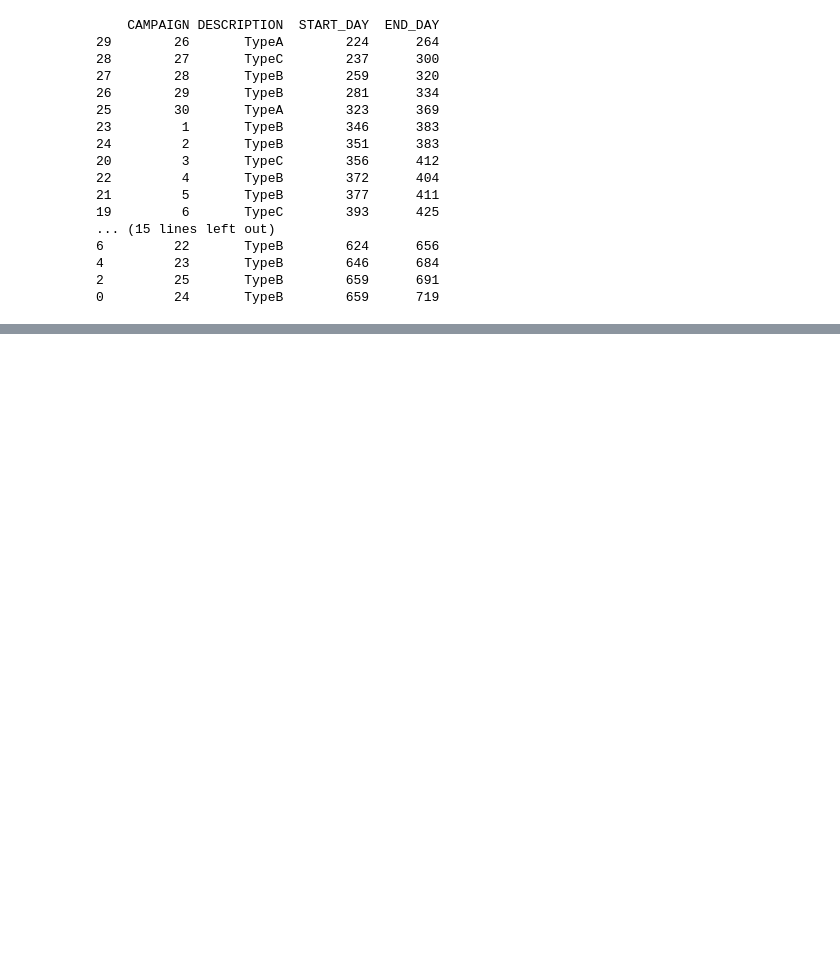
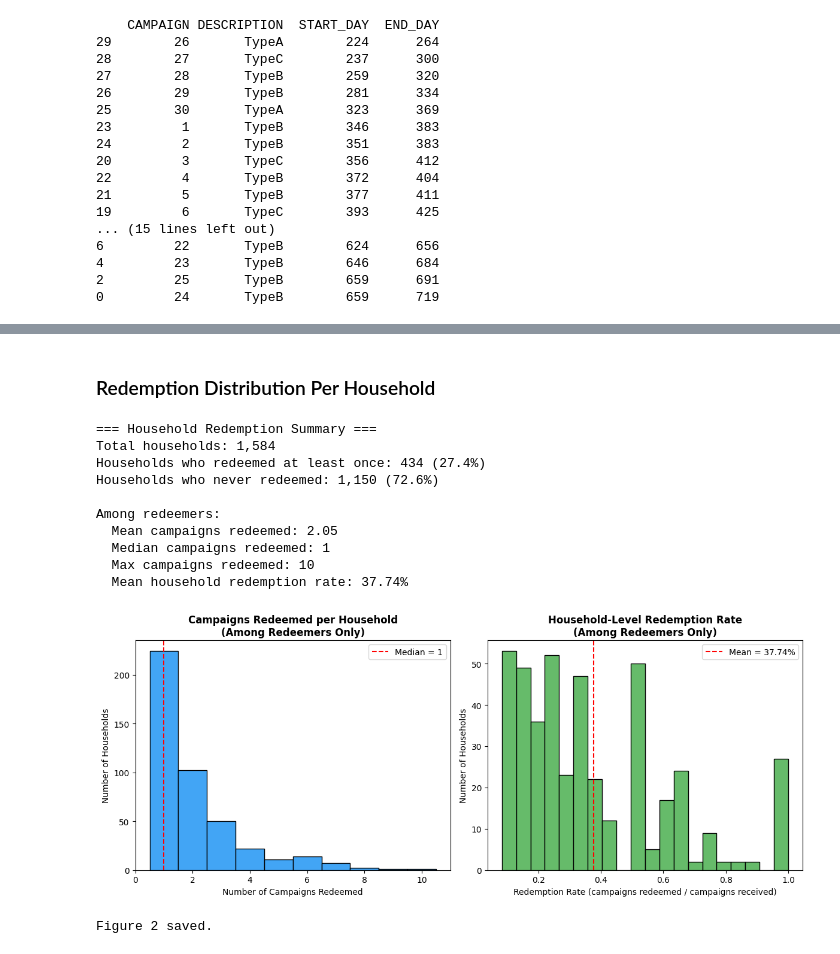
Before and after one commit to gitupmak/qm640-spending-trajectory-capstone, a Jupyter notebook: notebooks/eda.ipynb, the cells around one changed output, grey strips where cells are left out. Drawn from its saved outputs; the diff is of its cells as text; code cells hidden in the pictures; blank space fills up the shorter version.

```diff
--- a/notebooks/eda.ipynb
+++ b/notebooks/eda.ipynb
@@ -94,0 +322,70 @@ print(campaign_desc_sorted[['CAMPAIGN','DESCRIPTION','START_DAY','END_DAY']])
+# %% [markdown]
+### Redemption Distribution Per Household
+# %%
+# Redemption Distribution Per Household
+
+# How many campaigns did each household redeem across?
+hh_redemption_counts = hh_campaigns.groupby('household_key')['redeemed'].agg(
+    campaigns_received='count',
+    campaigns_redeemed='sum'
+).reset_index()
+hh_redemption_counts['redemption_rate_hh'] = (
+    hh_redemption_counts['campaigns_redeemed'] /
+    hh_redemption_counts['campaigns_received']
+)
+
+# Split redeemers vs non-redeemers
+redeemers = hh_redemption_counts[hh_redemption_counts['campaigns_redeemed'] > 0]
+non_redeemers = hh_redemption_counts[hh_redemption_counts['campaigns_redeemed'] == 0]
+
+print("=== Household Redemption Summary ===")
+print(f"Total households: {len(hh_redemption_counts):,}")
+print(f"Households who redeemed at least once: {len(redeemers):,} ({len(redeemers)/len(hh_redemption_counts):.1%})")
+print(f"Households who never redeemed: {len(non_redeemers):,} ({len(non_redeemers)/len(hh_redemption_counts):.1%})")
+print(f"\nAmong redeemers:")
+print(f"  Mean campaigns redeemed: {redeemers['campaigns_redeemed'].mean():.2f}")
+print(f"  Median campaigns redeemed: {redeemers['campaigns_redeemed'].median():.0f}")
+print(f"  Max campaigns redeemed: {redeemers['campaigns_redeemed'].max():.0f}")
+print(f"  Mean household redemption rate: {redeemers['redemption_rate_hh'].mean():.2%}")
+
+fig, axes = plt.subplots(1, 2, figsize=(12, 5))
+
+# --- Plot 1: Distribution of campaigns redeemed among redeemers ---
+axes[0].hist(redeemers['campaigns_redeemed'], bins=range(1, redeemers['campaigns_redeemed'].max()+2),
+             color='#42A5F5', edgecolor='black', align='left')
+axes[0].set_title('Campaigns Redeemed per Household\n(Among Redeemers Only)',
+                   fontsize=12, fontweight='bold')
+axes[0].set_xlabel('Number of Campaigns Redeemed')
+axes[0].set_ylabel('Number of Households')
+axes[0].axvline(redeemers['campaigns_redeemed'].median(), color='red',
+                linestyle='--', label=f"Median = {redeemers['campaigns_redeemed'].median():.0f}")
+axes[0].legend()
+
+# --- Plot 2: Household-level redemption rate distribution among redeemers ---
+axes[1].hist(redeemers['redemption_rate_hh'], bins=20,
+             color='#66BB6A', edgecolor='black')
+axes[1].set_title('Household-Level Redemption Rate\n(Among Redeemers Only)',
+                   fontsize=12, fontweight='bold')
+axes[1].set_xlabel('Redemption Rate (campaigns redeemed / campaigns received)')
+axes[1].set_ylabel('Number of Households')
+axes[1].axvline(redeemers['redemption_rate_hh'].mean(), color='red',
+                linestyle='--', label=f"Mean = {redeemers['redemption_rate_hh'].mean():.2%}")
+axes[1].legend()
+
+plt.tight_layout()
+plt.savefig('../outputs/fig2_household_redemption_distribution.png', dpi=150, bbox_inches='tight')
+plt.show()
+print("Figure 2 saved.")
+# %% [output]
+=== Household Redemption Summary ===
+Total households: 1,584
+Households who redeemed at least once: 434 (27.4%)
+Households who never redeemed: 1,150 (72.6%)
+
+Among redeemers:
+  Mean campaigns redeemed: 2.05
+  Median campaigns redeemed: 1
+  Max campaigns redeemed: 10
+  Mean household redemption rate: 37.74%
+[figure, added]
+Figure 2 saved.
```
Also changed, not shown: parts of 41 cells of this notebook, 15 other files.
